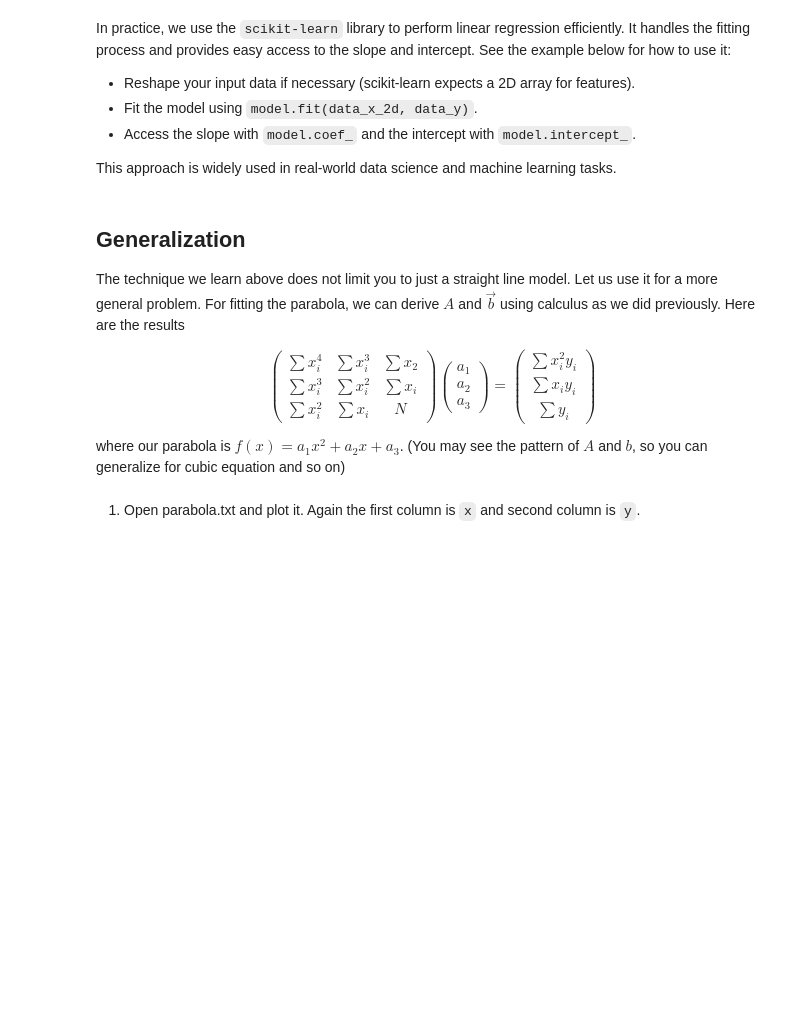
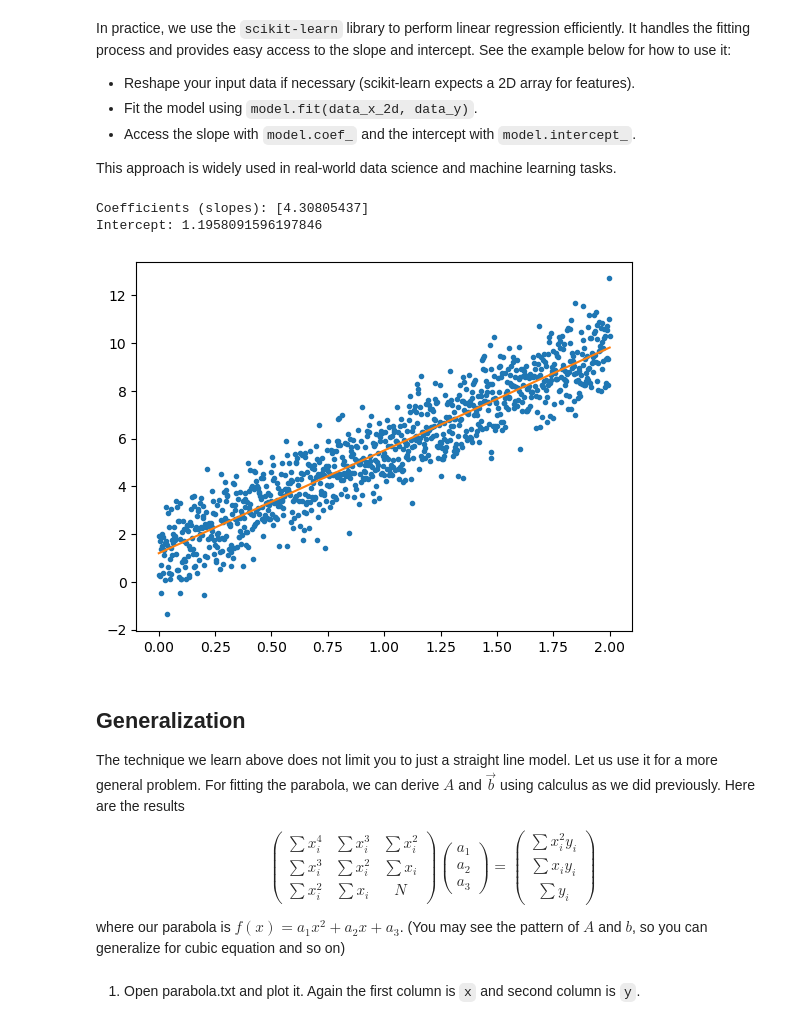
Before and after one commit to cs-muic/iccs205-lectures, a Jupyter notebook: lect08/01 Linear Regression.ipynb, the cells around one changed output. Drawn from its saved outputs; the diff is of its cells as text; code cells hidden in the pictures; blank space fills up the shorter version.

```diff
--- a/lect08/01 Linear Regression.ipynb
+++ b/lect08/01 Linear Regression.ipynb
@@ -81,6 +108,23 @@ In practice, we use the `scikit-learn` library to perform linear regression effi
 - Access the slope with `model.coef_` and the intercept with `model.intercept_`.
 
 This approach is widely used in real-world data science and machine learning tasks.
+# %%
+from sklearn.linear_model import LinearRegression
+model = LinearRegression()
+# 2. Fit the model to your data
+data_x_2d = data_x.reshape(-1, 1)
+model.fit(data_x_2d, data_y)
+# 3. Get the results
+print(f"Coefficients (slopes): {model.coef_}")
+print(f"Intercept: {model.intercept_}")
+plt.plot(data_x, data_y, '.')
+xs = np.linspace(min(data_x), max(data_x), 100)
+plt.plot(xs, m*xs+b, '-')
+plt.show()
+# %% [output]
+Coefficients (slopes): [4.30805437]
+Intercept: 1.1958091596197846
+[figure, added]
 # %% [markdown]
 ## Generalization
 
@@ -88,7 +132,7 @@ The technique we learn above does not limit you to just a straight line model. L
 
 $$
 \begin{pmatrix}
-\sum x_i^4 &\sum x_i^3 & \sum x_2 \\
+\sum x_i^4 &\sum x_i^3 & \sum x_i^2 \\
 \sum x_i^3 &\sum x_i^2 & \sum x_i \\
 \sum x_i^2 &\sum x_i & N
 \end{pmatrix}
```
Also changed, not shown: parts of 9 cells of this notebook, 1 other file.
